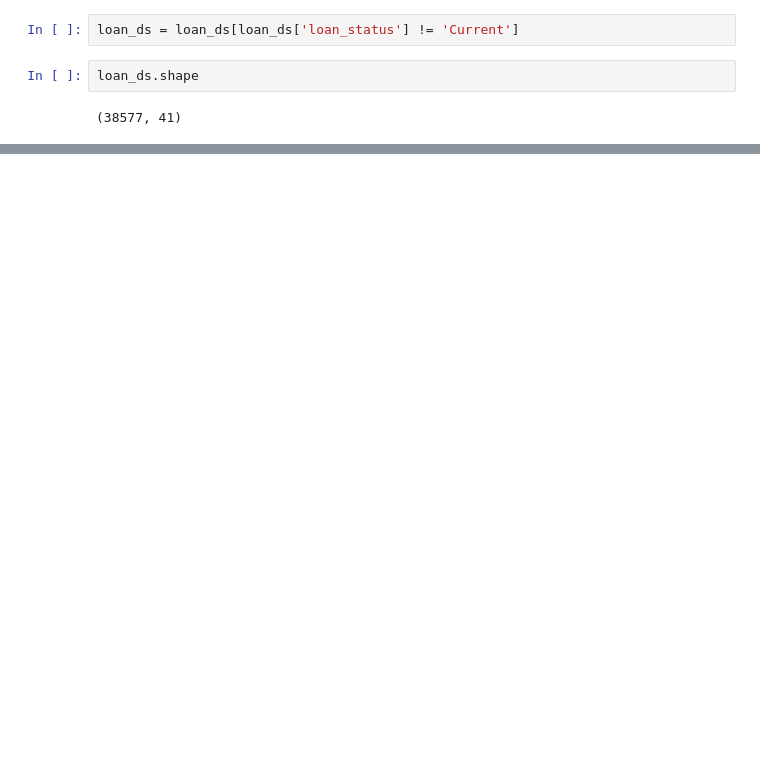
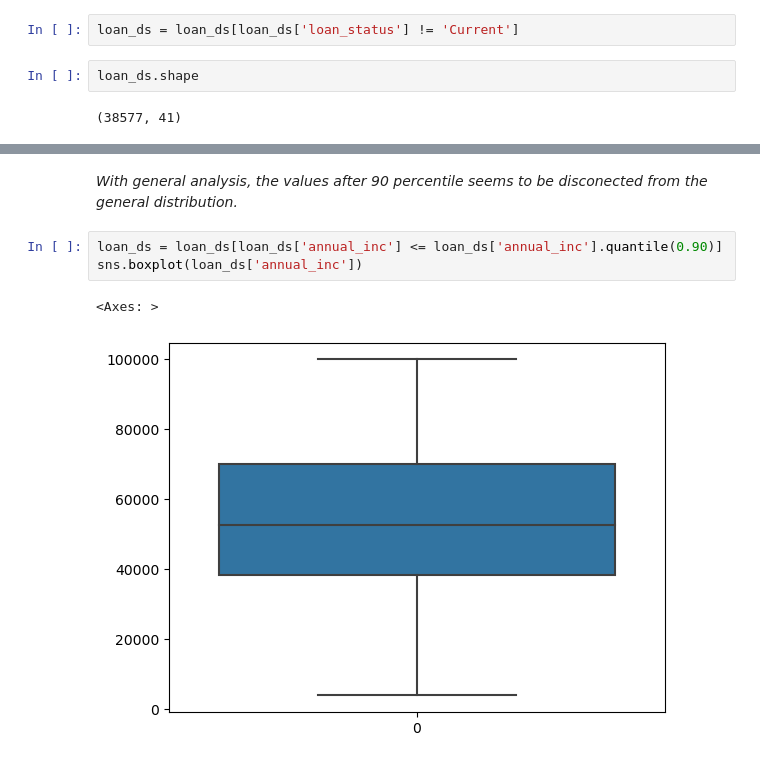
Before and after one commit to bitz-chauhan/lending_club_case_study, a Jupyter notebook: Untitled.ipynb, the cells around one changed output, grey strips where cells are left out. Cells and saved outputs as stored; diff of their text form; blank space fills up the shorter version.

```diff
--- a/Untitled.ipynb
+++ b/Untitled.ipynb
@@ -214,0 +233,8 @@ loan_ds.shape
+# %% [markdown]
+<i>With general analysis, the values after 90 percentile seems to be disconected from the general distribution.</i>
+# %%
+loan_ds = loan_ds[loan_ds['annual_inc'] <= loan_ds['annual_inc'].quantile(0.90)]
+sns.boxplot(loan_ds['annual_inc'])
+# %% [output]
+<Axes: >
+[figure, added]
```
Also changed, not shown: parts of 86 cells of this notebook.
